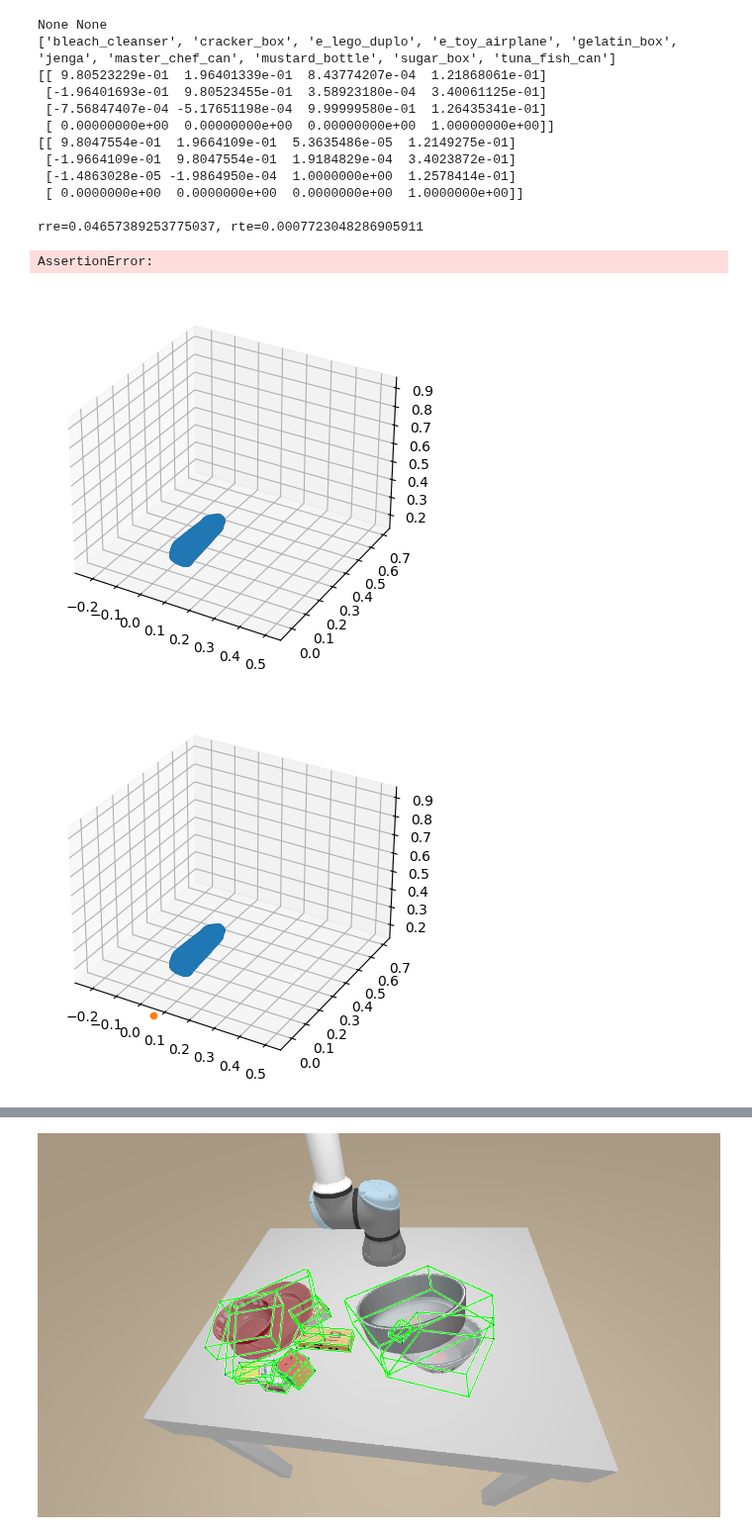
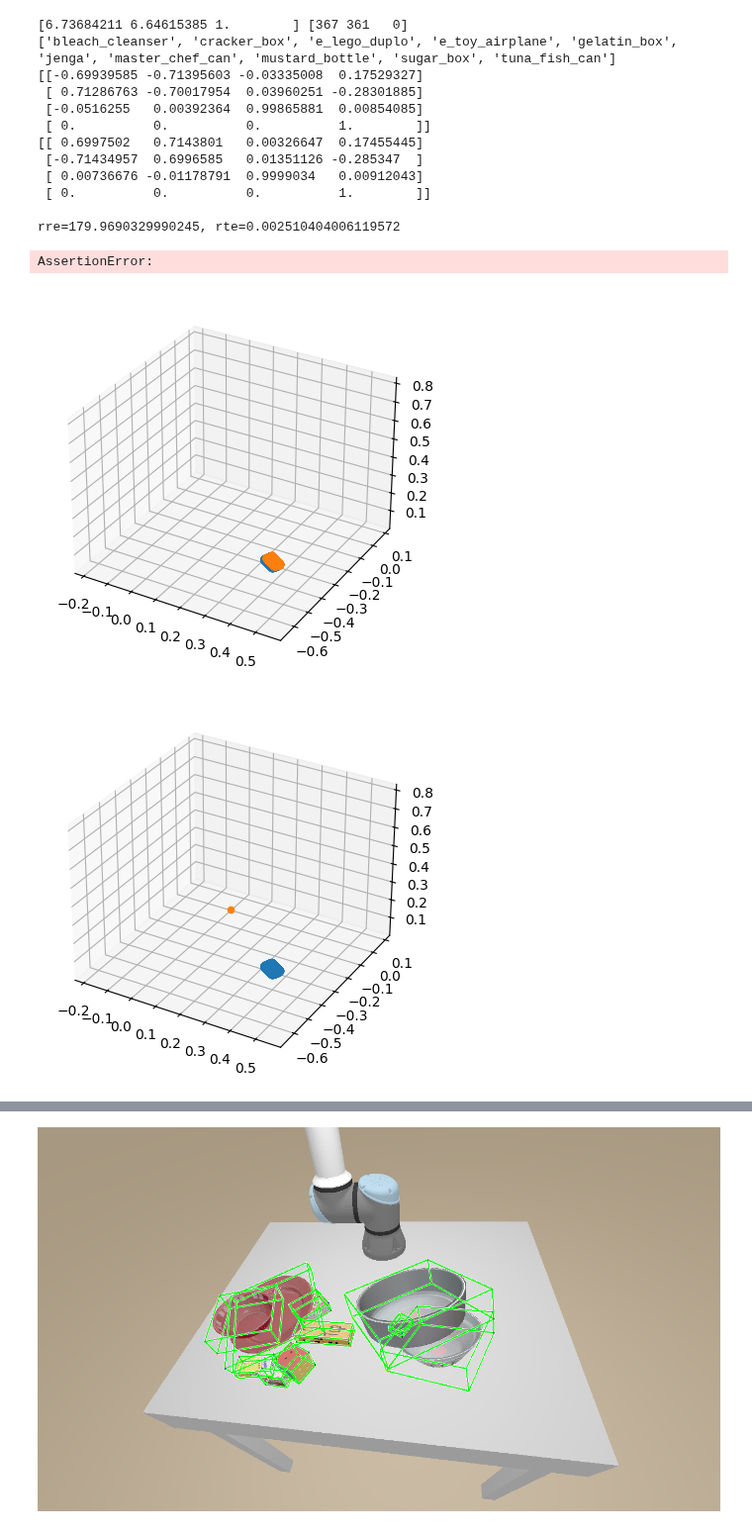
Before and after one commit to ArmanOmmid/ArchExp275, a Jupyter notebook: icp.ipynb, the cells around one changed output, grey strips where cells are left out. Shown at 99% size. Cells and saved outputs as stored; diff of their text form; code cells hidden in the pictures.

```diff
--- a/icp.ipynb
+++ b/icp.ipynb
@@ -58,10 +58,10 @@ plt.imshow(depth)
 plt.subplot(1, 3, 3)
 plt.imshow(COLOR_PALETTE[label])  # draw colorful segmentation
 
-mask = label == np.unique(label)[0]
-target_size = None
+mask = label == np.unique(label)[1]
+target_size = (432, 768)
 margin = 12
-aspect_ratio = False
+aspect_ratio = True
 mask_fill = False
 
 (rgb_cr, depth_cr, label_cr, mask_cr), scale, translate = crop_and_resize_multiple(
@@ -69,8 +69,8 @@ mask_fill = False
     aspect_ratio=aspect_ratio, mask_fill=mask_fill)
 
 
-print(depth[mask][:100])
-print(depth_cr[mask_cr][:100])
+print(depth[mask][:200])
+print(depth_cr[mask_cr][:200])
 
 plt.figure(figsize=(15, 10))
 plt.subplot(1, 3, 1)
@@ -108,15 +113,15 @@ if TEST_ICP:
     label = scene["label"]()
     meta = scene["meta"]
 
-    item = 0
+    item = 1
     obj_id = meta["object_ids"][item]
     scale, translate = None, None
 
     MAX_SAMPLES = 4_000
     mask = label == obj_id
-    target_size = None # (432, 768)
+    target_size = (432, 768)
     margin = 12
-    aspect_ratio = False
+    aspect_ratio = True
     mask_fill = False
 
     (rgb, depth, mask), scale, translate = crop_and_resize_multiple(
@@ -147,42 +152,42 @@ if TEST_ICP:
 
     camera_scale = 0.2
     camera_translate = np.mean(target_pcd, axis=0)
 
     attempts = 10
     # Visualization
     T = icp(source_pcd, target_pcd, attempts=attempts)
 
     print(T)
     gt_T = meta["poses_world"][obj_id]
     print(gt_T)
     print("")
 
     rre = np.rad2deg(compute_rre(T[:3, :3], gt_T[:3, :3]))
     rte = compute_rte(T[:3, 3], gt_T[:3, 3])
     print(f"rre={rre}, rte={rte}")
 
     compare_points(source_pcd @ T[:3, :3].T + T[:3, 3], target_pcd, scale=camera_scale, translate=camera_translate)
 
     # These are individual plots and will also point at the origin (stray points)
     compare_points(source_pcd @ T[:3, :3].T + T[:3, 3], np.zeros((1, 3)), scale=camera_scale, translate=camera_translate)
     compare_points(np.zeros((1, 3)), target_pcd, scale=camera_scale, translate=camera_translate)
 
     compare_points(source_pcd @ gt_T[:3, :3].T + gt_T[:3, 3], target_pcd,  scale=camera_scale, translate=camera_translate)
 
 assert 0
 # %% [output]
-None None
+[6.73684211 6.64615385 1.        ] [367 361   0]
 ['bleach_cleanser', 'cracker_box', 'e_lego_duplo', 'e_toy_airplane', 'gelatin_box', 'jenga', 'master_chef_can', 'mustard_bottle', 'sugar_box', 'tuna_fish_can']
-[[ 9.80523229e-01  1.96401339e-01  8.43774207e-04  1.21868061e-01]
- [-1.96401693e-01  9.80523455e-01  3.58923180e-04  3.40061125e-01]
- [-7.56847407e-04 -5.17651198e-04  9.99999580e-01  1.26435341e-01]
- [ 0.00000000e+00  0.00000000e+00  0.00000000e+00  1.00000000e+00]]
-[[ 9.8047554e-01  1.9664109e-01  5.3635486e-05  1.2149275e-01]
- [-1.9664109e-01  9.8047554e-01  1.9184829e-04  3.4023872e-01]
- [-1.4863028e-05 -1.9864950e-04  1.0000000e+00  1.2578414e-01]
- [ 0.0000000e+00  0.0000000e+00  0.0000000e+00  1.0000000e+00]]
+[[-0.69939585 -0.71395603 -0.03335008  0.17529327]
+ [ 0.71286763 -0.70017954  0.03960251 -0.28301885]
+ [-0.0516255   0.00392364  0.99865881  0.00854085]
+ [ 0.          0.          0.          1.        ]]
+[[ 0.6997502   0.7143801   0.00326647  0.17455445]
+ [-0.71434957  0.6996585   0.01351126 -0.285347  ]
+ [ 0.00736676 -0.01178791  0.9999034   0.00912043]
+ [ 0.          0.          0.          1.        ]]
 
-rre=0.04657389253775037, rte=0.0007723048286905911
+rre=179.9690329990245, rte=0.002510404006119572
 AssertionError:
-[figure, old version]
+[figure, new version]
-[figure, old version]
+[figure, new version]
```
Also changed, not shown: parts of 2 cells of this notebook, 1 other file.
